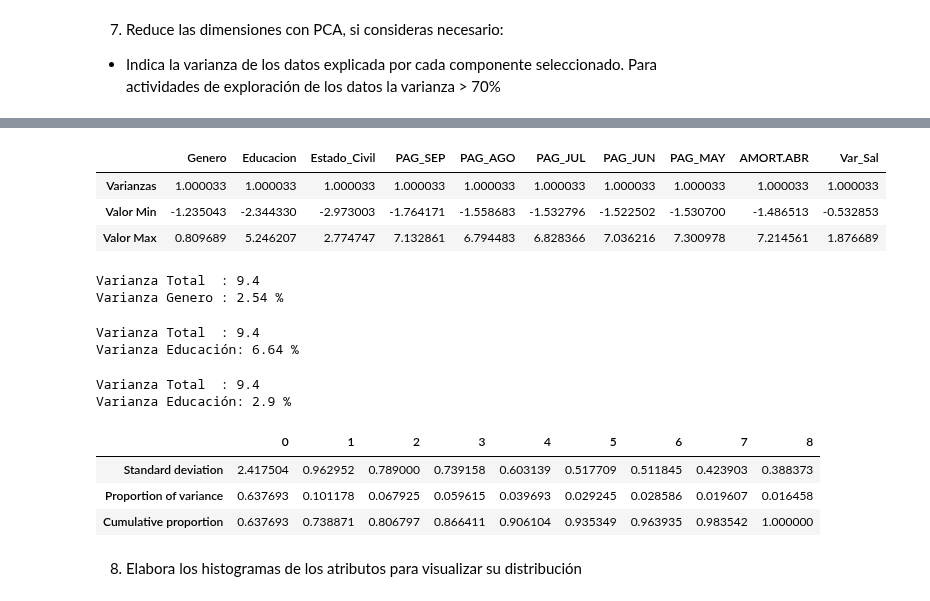
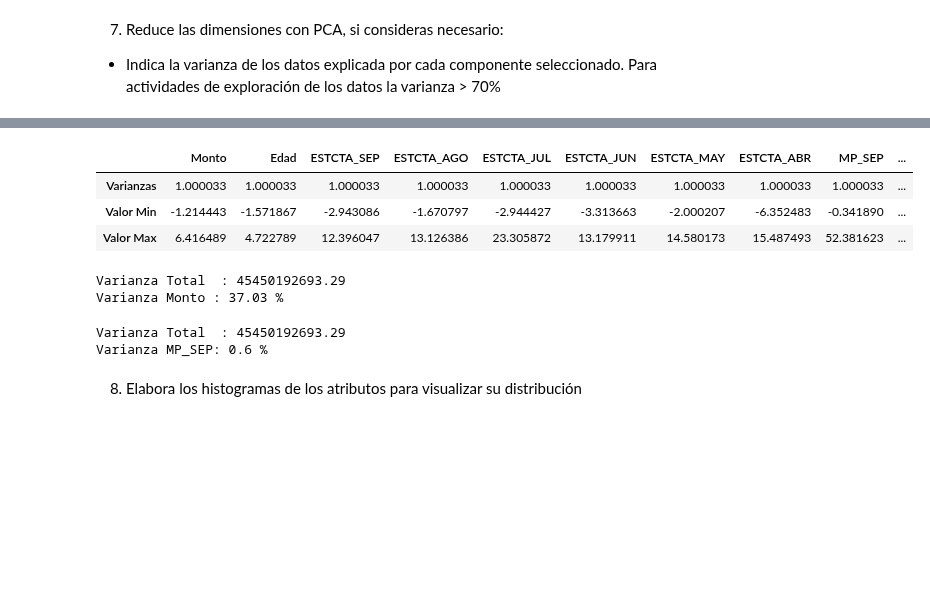
Before and after one commit to PosgradoMNA/actividades-de-aprendizaje-A01793918_HelmyMoreno, a Jupyter notebook: Actividad_6_Visualización.ipynb, the cells around one changed output, grey strips where cells are left out. Cells and saved outputs as stored; diff of their text form; code cells hidden in the pictures; blank space fills up the shorter version.

```diff
--- a/Actividad_6_Visualización.ipynb
+++ b/Actividad_6_Visualización.ipynb
@@ -195,4 +292,7 @@ df_pca.describe().transpose()
 | Var_Sal | 29958.0 | 0.221143 | 0.415023 | 0.0 | 0.00 | 0.0 | 0.00 | 1.0 |
 # %% [markdown]
 5. Realiza el conteo de las variables categóricas
+# %%
+#Realizamos copia del DataFrame
+df_pca_change = df_pca.copy()
 # %%
@@ -214,0 +315,4 @@ df_cat
+# %%
+Conteo_num = df_pca_change.drop(["Genero", "Educacion", "Estado_Civil", "PAG_SEP", "PAG_AGO", "PAG_JUL", "PAG_JUN", "PAG_MAY", "AMORT.ABR", "Var_Sal"], axis = 1)
+Conteo_num
+Conteo_num.head()
@@ -230,7 +345,7 @@ df_cat.corr()
 6. Escalamos
 # %%
 scaler = StandardScaler()
-scaled = scaler.fit_transform(df_cat)
+scaled = scaler.fit_transform(Conteo_num)
 
 scaled[:5]
 # %% [output]
@@ -248,6 +368,6 @@ array([[ 0.8096885 ,  0.18584882, -1.05708615,  1.79464177,  1.78258329,
 7. Reduce las dimensiones con PCA, si consideras necesario:
   - Indica la varianza de los datos explicada por cada componente seleccionado. Para actividades de exploración de los datos la varianza > 70%
 # %%
-scaled_df = pd.DataFrame(scaled, columns=df_cat.columns)
+scaled_df = pd.DataFrame(scaled, columns=Conteo_num.columns)
 scaled_df.head()
 # %% [output]
@@ -260,16 +380,16 @@ scaled_df.head()
 # %%
-col_cat = ["Genero", "Educacion", "Estado_Civil", "PAG_SEP", "PAG_AGO", "PAG_JUL", "PAG_JUN", "PAG_MAY", "AMORT.ABR", "Var_Sal"]
+col_num = ["Monto", "Edad", "ESTCTA_SEP",	"ESTCTA_AGO", "ESTCTA_JUL", "ESTCTA_JUN",	"ESTCTA_MAY", "ESTCTA_ABR", "MP_SEP",	"MP_AGO",	"MP_JUL",	"MP_JUN", "MP_MAY", "MP_ABR"]
 
 summary = {
-  "Varianzas": scaled_df[col_cat].var()[0:11],
-  "Valor Min": scaled_df[col_cat].min()[0:11],
-  "Valor Max": scaled_df[col_cat].max()[0:11]
+  "Varianzas": scaled_df[col_num].var()[0:11],
+  "Valor Min": scaled_df[col_num].min()[0:11],
+  "Valor Max": scaled_df[col_num].max()[0:11]
 }
-#recuerda que la variable col_cat la definimos más arriba.
-pd.DataFrame(summary, index = col_cat).transpose()
+#recuerda que la variable col_num la definimos más arriba.
+pd.DataFrame(summary, index = col_num).transpose()
 # %% [output]
-|  | Genero | Educacion | Estado_Civil | PAG_SEP | PAG_AGO | PAG_JUL | PAG_JUN | PAG_MAY | AMORT.ABR | Var_Sal |
-| Varianzas | 1.000033 | 1.000033 | 1.000033 | 1.000033 | 1.000033 | 1.000033 | 1.000033 | 1.000033 | 1.000033 | 1.000033 |
-| Valor Min | -1.235043 | -2.344330 | -2.973003 | -1.764171 | -1.558683 | -1.532796 | -1.522502 | -1.530700 | -1.486513 | -0.532853 |
-| Valor Max | 0.809689 | 5.246207 | 2.774747 | 7.132861 | 6.794483 | 6.828366 | 7.036216 | 7.300978 | 7.214561 | 1.876689 |
+|  | Monto | Edad | ESTCTA_SEP | ESTCTA_AGO | ESTCTA_JUL | ESTCTA_JUN | ESTCTA_MAY | ESTCTA_ABR | MP_SEP | ... |
+| Varianzas | 1.000033 | 1.000033 | 1.000033 | 1.000033 | 1.000033 | 1.000033 | 1.000033 | 1.000033 | 1.000033 | ... |
+| Valor Min | -1.214443 | -1.571867 | -2.943086 | -1.670797 | -2.944427 | -3.313663 | -2.000207 | -6.352483 | -0.341890 | ... |
+| Valor Max | 6.416489 | 4.722789 | 12.396047 | 13.126386 | 23.305872 | 13.179911 | 14.580173 | 15.487493 | 52.381623 | ... |
 # %%
@@ -277,45 +397,37 @@ t_gen = df_cat.var().sum()
 # %%
-var_Genero = df_cat.Genero.var()
+var_Monto = Conteo_num.Monto.var()
 
 print('Varianza Total \t:',t_gen.round(2) )
-print('Varianza Genero :', ((var_Genero/t_gen)*100).round(2),'%' )
+print('Varianza Monto :', ((var_Monto/t_gen)*100).round(2),'%' )
 # %% [output]
-Varianza Total  : 9.4
-Varianza Genero : 2.54 %
+Varianza Total  : 45450192693.29
+Varianza Monto : 37.03 %
 # %%
-t_edu = df_cat.var().sum()
+t_MP_SEP = Conteo_num.var().sum()
 
-var_Educacion = df_cat.Educacion.var()
+var_Edad = Conteo_num.MP_SEP.var()
 
-print('Varianza Total \t:', t_edu.round(2) )
-print('Varianza Educación:', ((var_Educacion/t_edu)*100).round(2),'%' )
+print('Varianza Total \t:', t_MP_SEP.round(2) )
+print('Varianza MP_SEP:', ((var_Edad/t_MP_SEP)*100).round(2),'%' )
 # %% [output]
-Varianza Total  : 9.4
-Varianza Educación: 6.64 %
+Varianza Total  : 45450192693.29
+Varianza MP_SEP: 0.6 %
 # %%
-t_ec = df_cat.var().sum()
+t_ESTCTA_SEP = Conteo_num.var().sum()
 
-var_Estado_Civil = df_cat.Estado_Civil.var()
+var_Estado_Civil = Conteo_num.Estado_Civil.var()
 
-print('Varianza Total \t:', t_ec.round(2) )
-print('Varianza Educación:', ((var_Estado_Civil/t_ec)*100).round(2),'%' )
+print('Varianza Total \t:', t_ESTCTA_SEP.round(2) )
+print('Varianza Estado de Cuenta Septiembre 2005:', ((var_Estado_Civil/t_ESTCTA_SEP)*100).round(2),'%' )
-# %% [output]
-Varianza Total  : 9.4
-Varianza Educación: 2.9 %
 # %%
 df_varianza = PCA()
-df_varianza.fit(df_cat.iloc[:, 1:].dropna(axis=0))
+df_varianza.fit(Conteo_num.iloc[:, 1:].dropna(axis=0))
 df_varianzaSummary= pd.DataFrame({'Standard deviation': np.sqrt(df_varianza.explained_variance_),
                              'Proportion of variance': df_varianza.explained_variance_ratio_,
                              'Cumulative proportion': np.cumsum(df_varianza.explained_variance_ratio_)
                              })
 df_varianzaSummary = df_varianzaSummary.transpose()
 df_varianzaSummary
-# %% [output]
-|  | 0 | 1 | 2 | 3 | 4 | 5 | 6 | 7 | 8 |
-| Standard deviation | 2.417504 | 0.962952 | 0.789000 | 0.739158 | 0.603139 | 0.517709 | 0.511845 | 0.423903 | 0.388373 |
-| Proportion of variance | 0.637693 | 0.101178 | 0.067925 | 0.059615 | 0.039693 | 0.029245 | 0.028586 | 0.019607 | 0.016458 |
-| Cumulative proportion | 0.637693 | 0.738871 | 0.806797 | 0.866411 | 0.906104 | 0.935349 | 0.963935 | 0.983542 | 1.000000 |
 # %% [markdown]
 8. Elabora los histogramas de los atributos para visualizar su distribución
 # %%
```
Also changed, not shown: parts of 52 cells of this notebook.
